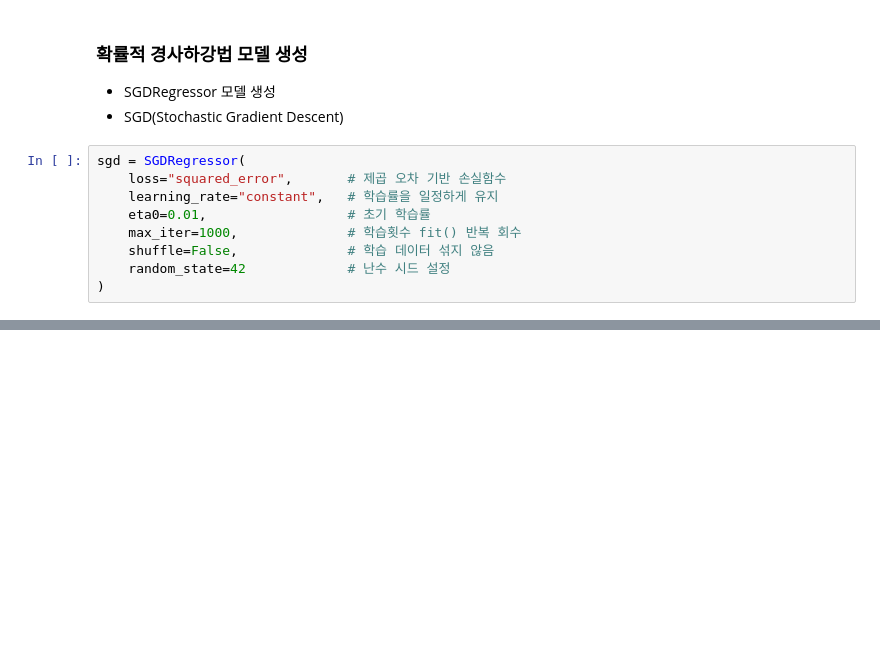
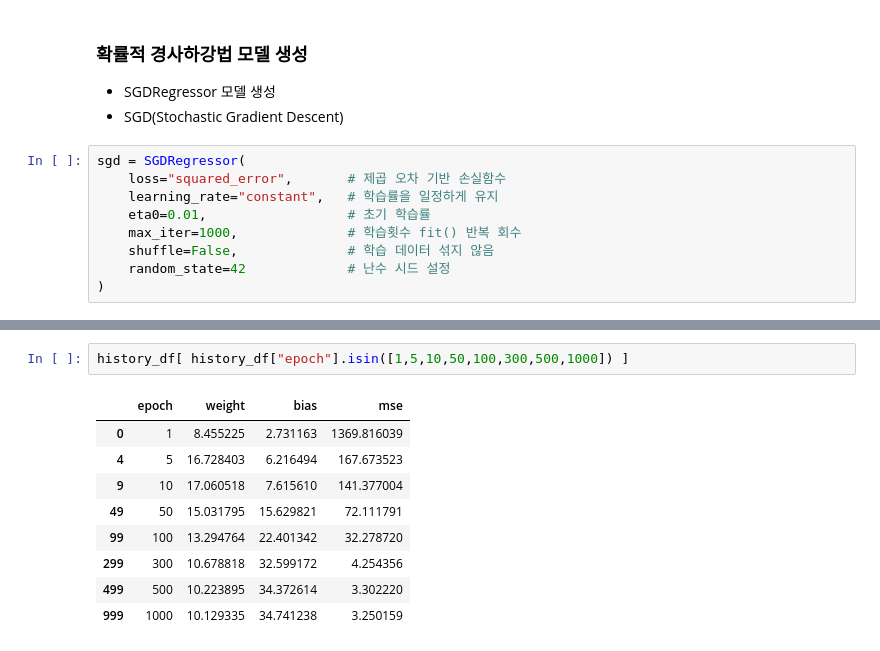
Before and after one commit to IndieGameMaker/kant_ml, a Jupyter notebook: 03_ml.ipynb, the cells around one changed output, grey strips where cells are left out. Cells and saved outputs as stored; diff of their text form; blank space fills up the shorter version.

```diff
--- a/03_ml.ipynb
+++ b/03_ml.ipynb
@@ -219,0 +238,12 @@ for epoch in range(epochs):
+# %%
+history_df[ history_df["epoch"].isin([1,5,10,50,100,300,500,1000]) ]
+# %% [output]
+|  | epoch | weight | bias | mse |
+| 0 | 1 | 8.455225 | 2.731163 | 1369.816039 |
+| 4 | 5 | 16.728403 | 6.216494 | 167.673523 |
+| 9 | 10 | 17.060518 | 7.615610 | 141.377004 |
+| 49 | 50 | 15.031795 | 15.629821 | 72.111791 |
+| 99 | 100 | 13.294764 | 22.401342 | 32.278720 |
+| 299 | 300 | 10.678818 | 32.599172 | 4.254356 |
+| 499 | 500 | 10.223895 | 34.372614 | 3.302220 |
+| 999 | 1000 | 10.129335 | 34.741238 | 3.250159 |
```
Also changed, not shown: parts of 1 cell of this notebook.
